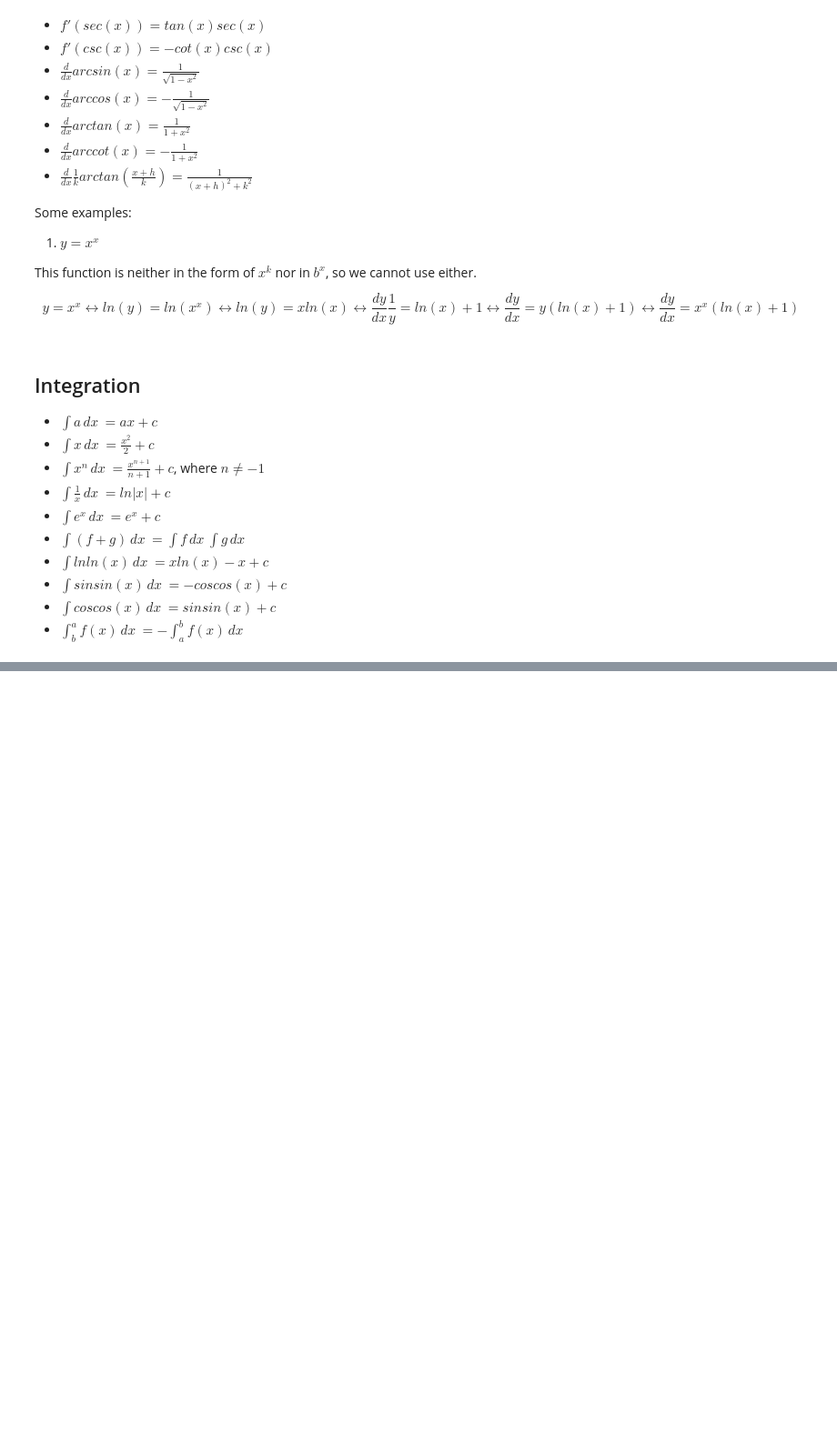
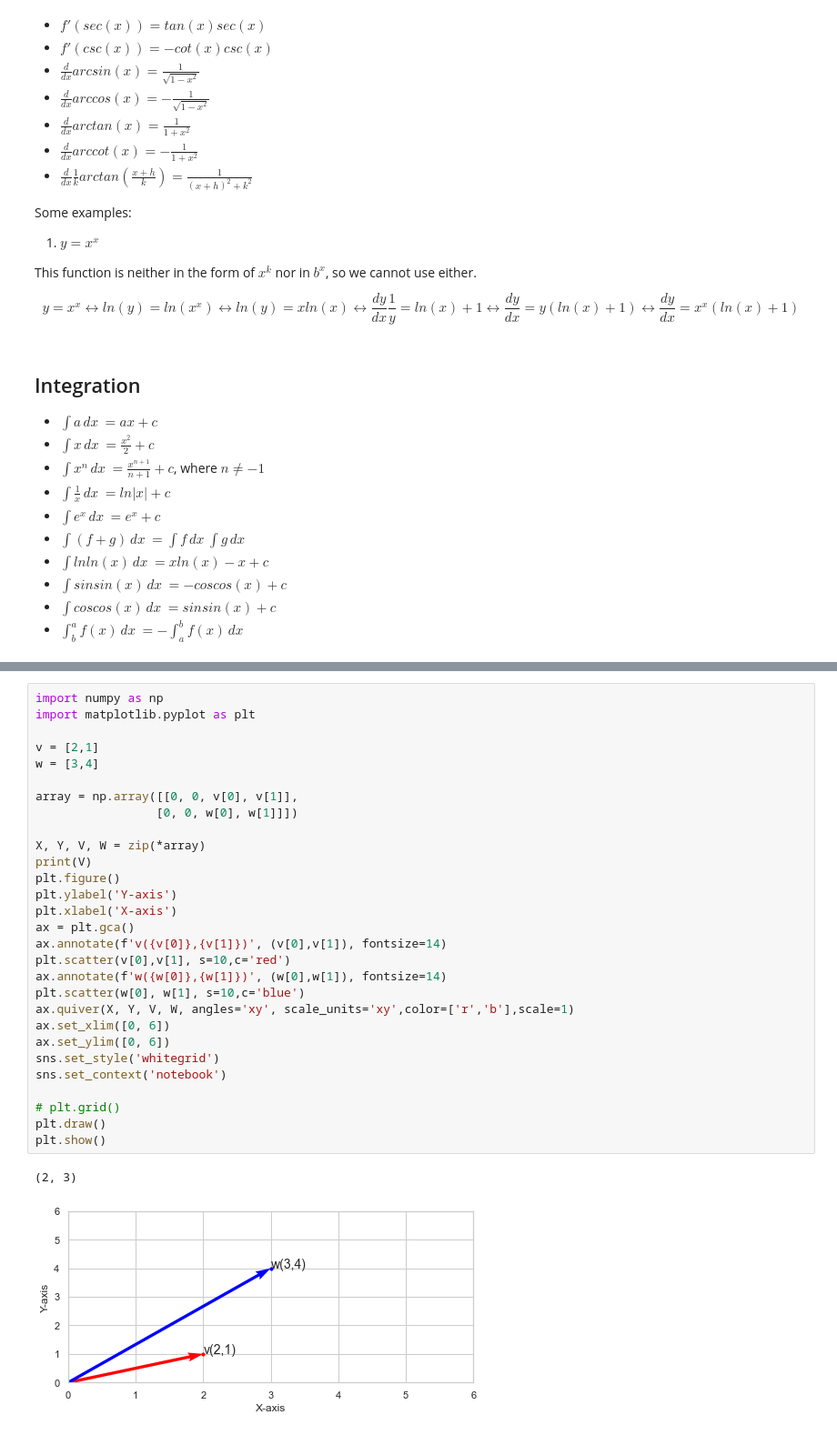
Before and after one commit to EvgeniiZorin/Math_manual, a Jupyter notebook: Main.ipynb, the cells around one changed output, grey strips where cells are left out. Shown: that part at 91% size. Saved outputs shown, nothing was run; the diff lists cells and outputs as text; blank space fills up the shorter version.

```diff
--- a/Main.ipynb
+++ b/Main.ipynb
@@ -335,0 +232,32 @@ $$ y = x^{x} \leftrightarrow ln(y) = ln(x^{x}) \leftrightarrow ln(y) = x ln(x) \
+# %%
+import numpy as np
+import matplotlib.pyplot as plt
+
+v = [2,1]
+w = [3,4]
+
+array = np.array([[0, 0, v[0], v[1]],
+                 [0, 0, w[0], w[1]]])
+
+X, Y, V, W = zip(*array)
+print(V)
+plt.figure()
+plt.ylabel('Y-axis')
+plt.xlabel('X-axis')
+ax = plt.gca()
+ax.annotate(f'v({v[0]},{v[1]})', (v[0],v[1]), fontsize=14)
+plt.scatter(v[0],v[1], s=10,c='red')
+ax.annotate(f'w({w[0]},{w[1]})', (w[0],w[1]), fontsize=14)
+plt.scatter(w[0], w[1], s=10,c='blue')
+ax.quiver(X, Y, V, W, angles='xy', scale_units='xy',color=['r','b'],scale=1)
+ax.set_xlim([0, 6])
+ax.set_ylim([0, 6])
+sns.set_style('whitegrid')
+sns.set_context('notebook')
+
+# plt.grid()
+plt.draw()
+plt.show()
+# %% [output]
+(2, 3)
+[figure, added]
```
Also changed, not shown: parts of 13 cells of this notebook.
